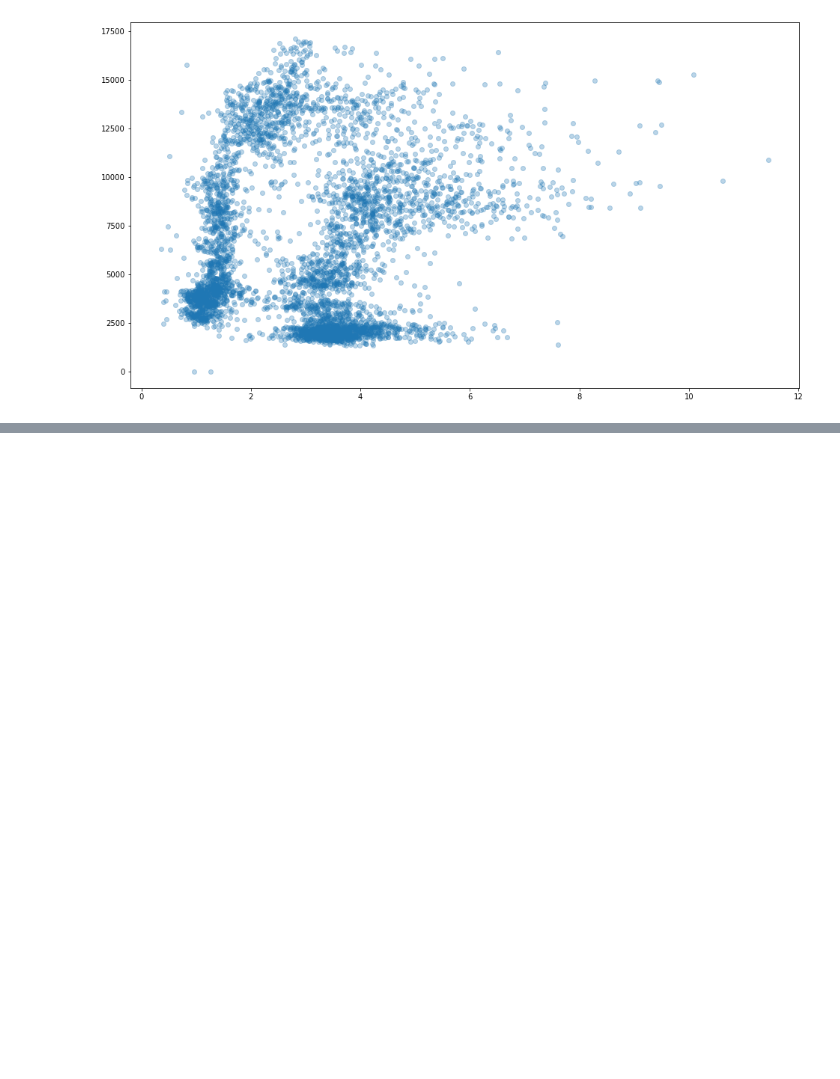
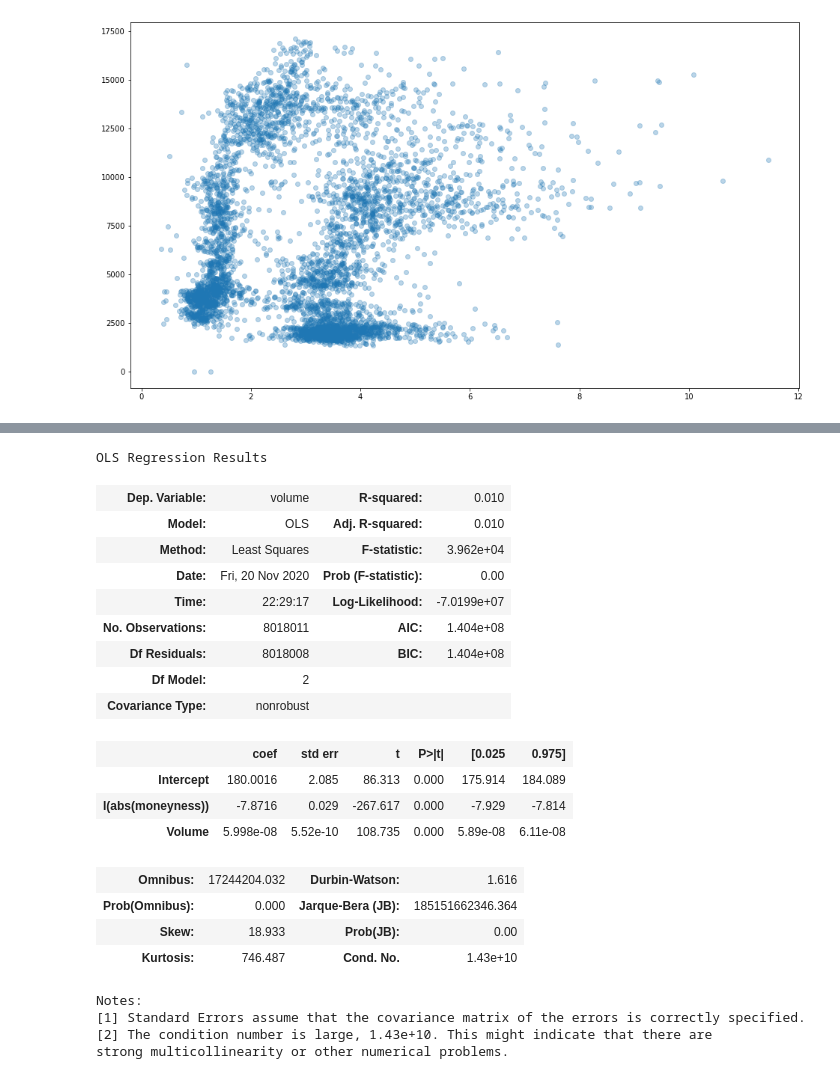
Before and after one commit to brianward92/Options, a Jupyter notebook: univariate_analysis.ipynb, the cells around one changed output, grey strips where cells are left out. Cells and saved outputs as stored; diff of their text form; code cells hidden in the pictures; blank space fills up the shorter version.

Commit message:
Ran a few regressions and implemented adv calculation.

```diff
--- a/univariate_analysis.ipynb
+++ b/univariate_analysis.ipynb
@@ -123,0 +197,27 @@ plt.scatter(df_plt['Volume'] / 1e9, df_plt['open_interest'], alpha = 0.3)
+# %%
+df2['moneyness'] = df2['strike_price']/df2['Close'] / 10 - 100
+# %%
+sm.OLS.from_formula('volume ~ I(abs(moneyness)) + Volume', data = df2).fit().summary()
+# %% [output]
+OLS Regression Results
+| Dep. Variable: | volume | R-squared: | 0.010 |
+| Model: | OLS | Adj. R-squared: | 0.010 |
+| Method: | Least Squares | F-statistic: | 3.962e+04 |
+| Date: | Fri, 20 Nov 2020 | Prob (F-statistic): | 0.00 |
+| Time: | 22:29:17 | Log-Likelihood: | -7.0199e+07 |
+| No. Observations: | 8018011 | AIC: | 1.404e+08 |
+| Df Residuals: | 8018008 | BIC: | 1.404e+08 |
+| Df Model: | 2 |  |  |
+| Covariance Type: | nonrobust |  |  |
+|  | coef | std err | t | P>|t| | [0.025 | 0.975] |
+| Intercept | 180.0016 | 2.085 | 86.313 | 0.000 | 175.914 | 184.089 |
+| I(abs(moneyness)) | -7.8716 | 0.029 | -267.617 | 0.000 | -7.929 | -7.814 |
+| Volume | 5.998e-08 | 5.52e-10 | 108.735 | 0.000 | 5.89e-08 | 6.11e-08 |
+| Omnibus: | 17244204.032 | Durbin-Watson: | 1.616 |
+| Prob(Omnibus): | 0.000 | Jarque-Bera (JB): | 185151662346.364 |
+| Skew: | 18.933 | Prob(JB): | 0.00 |
+| Kurtosis: | 746.487 | Cond. No. | 1.43e+10 |
+Notes:
+[1] Standard Errors assume that the covariance matrix of the errors is correctly specified.
+[2] The condition number is large, 1.43e+10. This might indicate that there are
+strong multicollinearity or other numerical problems.
```
Also changed, not shown: parts of 19 cells of this notebook.
